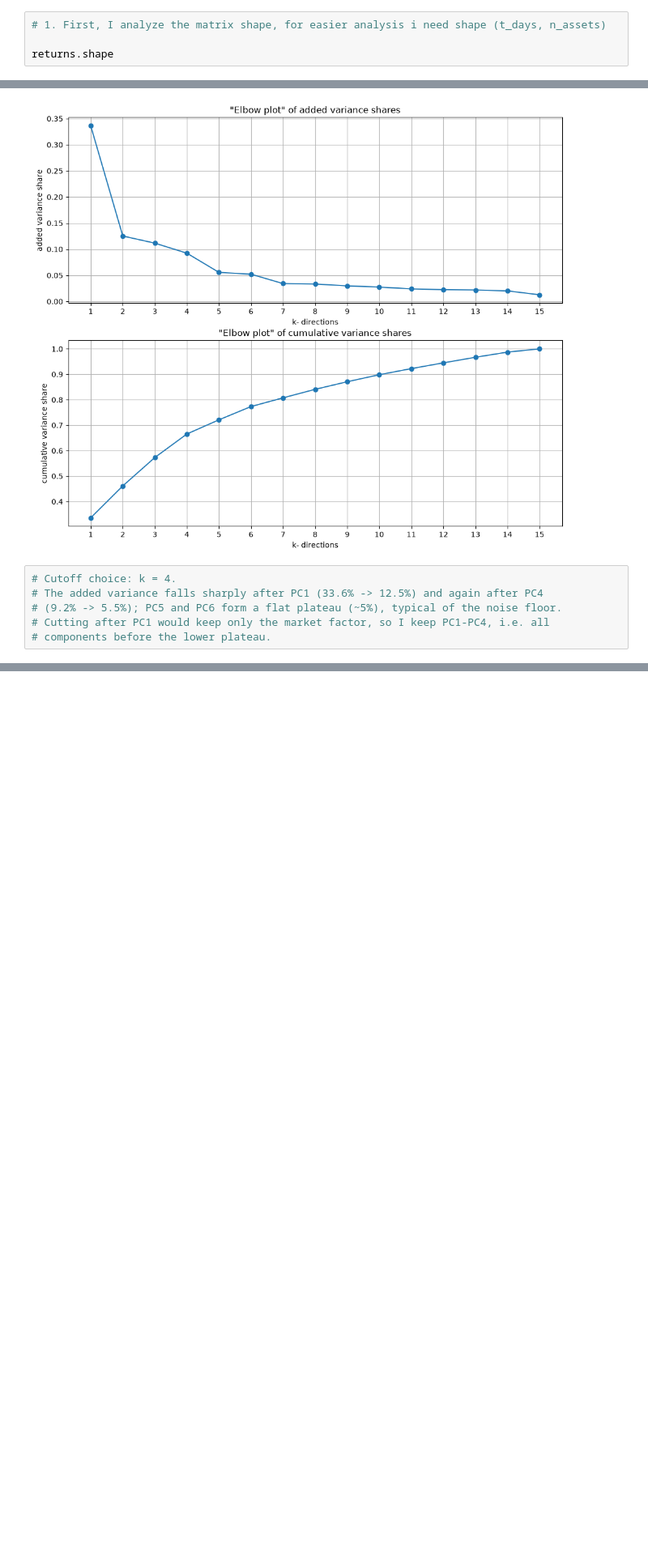
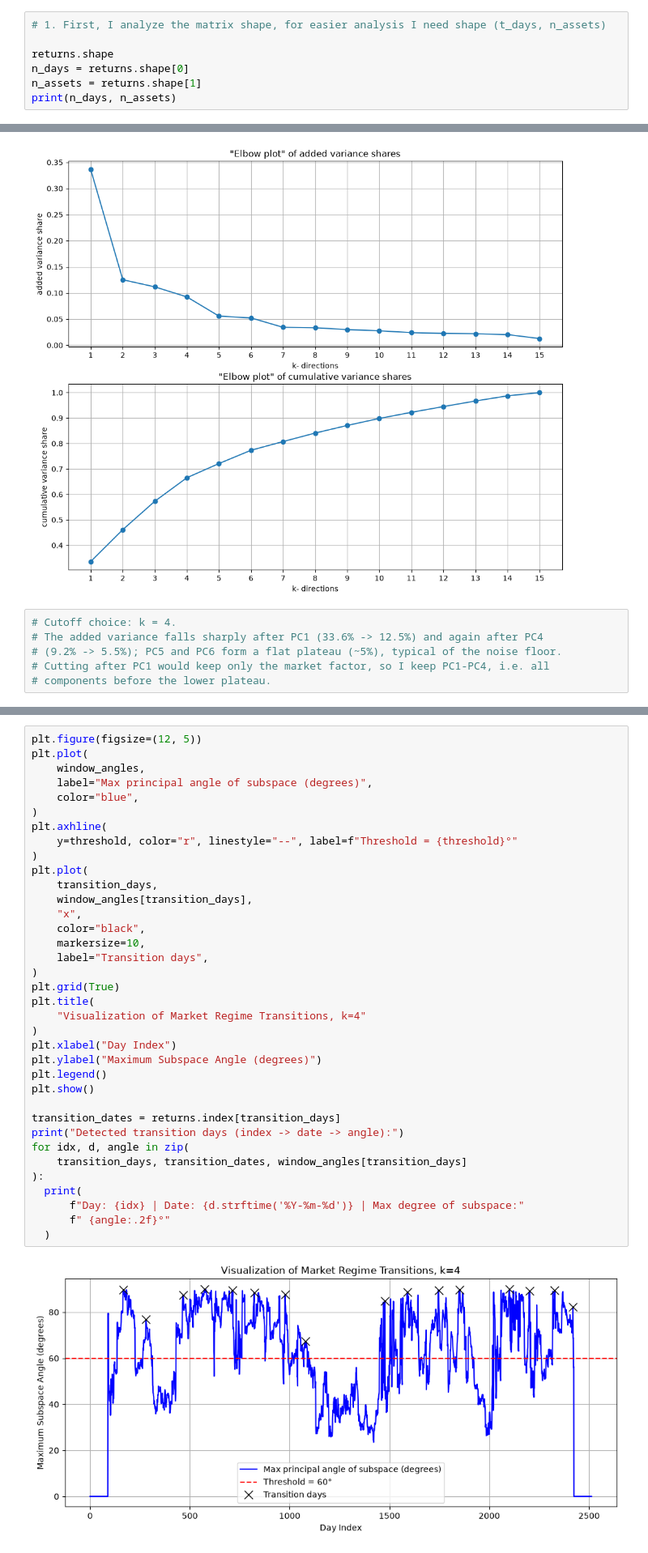
Before and after one commit to lukaszchazowiec/discovering_market_regimes, a Jupyter notebook: analysis.ipynb, the cells around one changed output, grey strips where cells are left out. Shown at 81% size. Cells and saved outputs as stored; diff of their text form; blank space fills up the shorter version.

Commit message:
vector angles

```diff
--- a/analysis.ipynb
+++ b/analysis.ipynb
@@ -7,7 +7,10 @@ from returns import load_log_returns
 # %%
 returns = load_log_returns("historical_data/market_15_assets_10y.csv")
 # %%
-# 1. First, I analyze the matrix shape, for easier analysis i need shape (t_days, n_assets)
+# 1. First, I analyze the matrix shape, for easier analysis I need shape (t_days, n_assets)
 
 returns.shape
+n_days = returns.shape[0]
+n_assets = returns.shape[1]
+print(n_days, n_assets)
 # %% [output]
@@ -85,0 +142,38 @@ print(most_extreme_day)
+# %%
+plt.figure(figsize=(12, 5))
+plt.plot(
+    window_angles,
+    label="Max principal angle of subspace (degrees)",
+    color="blue",
+)
+plt.axhline(
+    y=threshold, color="r", linestyle="--", label=f"Threshold = {threshold}°"
+)
+plt.plot(
+    transition_days,
+    window_angles[transition_days],
+    "x",
+    color="black",
+    markersize=10,
+    label="Transition days",
+)
+plt.grid(True)
+plt.title(
+    "Visualization of Market Regime Transitions, k=4"
+)
+plt.xlabel("Day Index")
+plt.ylabel("Maximum Subspace Angle (degrees)")
+plt.legend()
+plt.show()
+
+transition_dates = returns.index[transition_days]
+print("Detected transition days (index -> date -> angle):")
+for idx, d, angle in zip(
+    transition_days, transition_dates, window_angles[transition_days]
+):
+  print(
+      f"Day: {idx} | Date: {d.strftime('%Y-%m-%d')} | Max degree of subspace:"
+      f" {angle:.2f}°"
+  )
+# %% [output]
+[figure, added]
```
Also changed, not shown: parts of 5 cells of this notebook.
